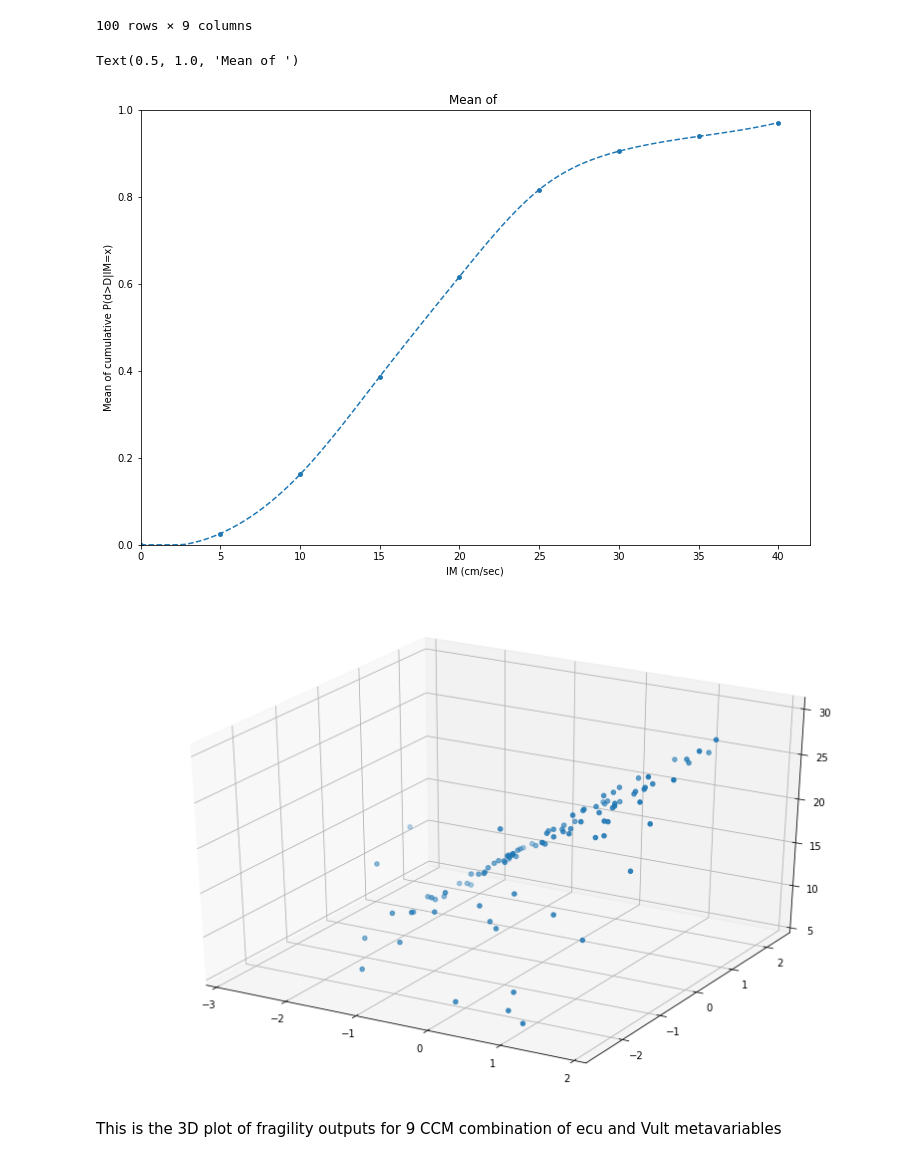
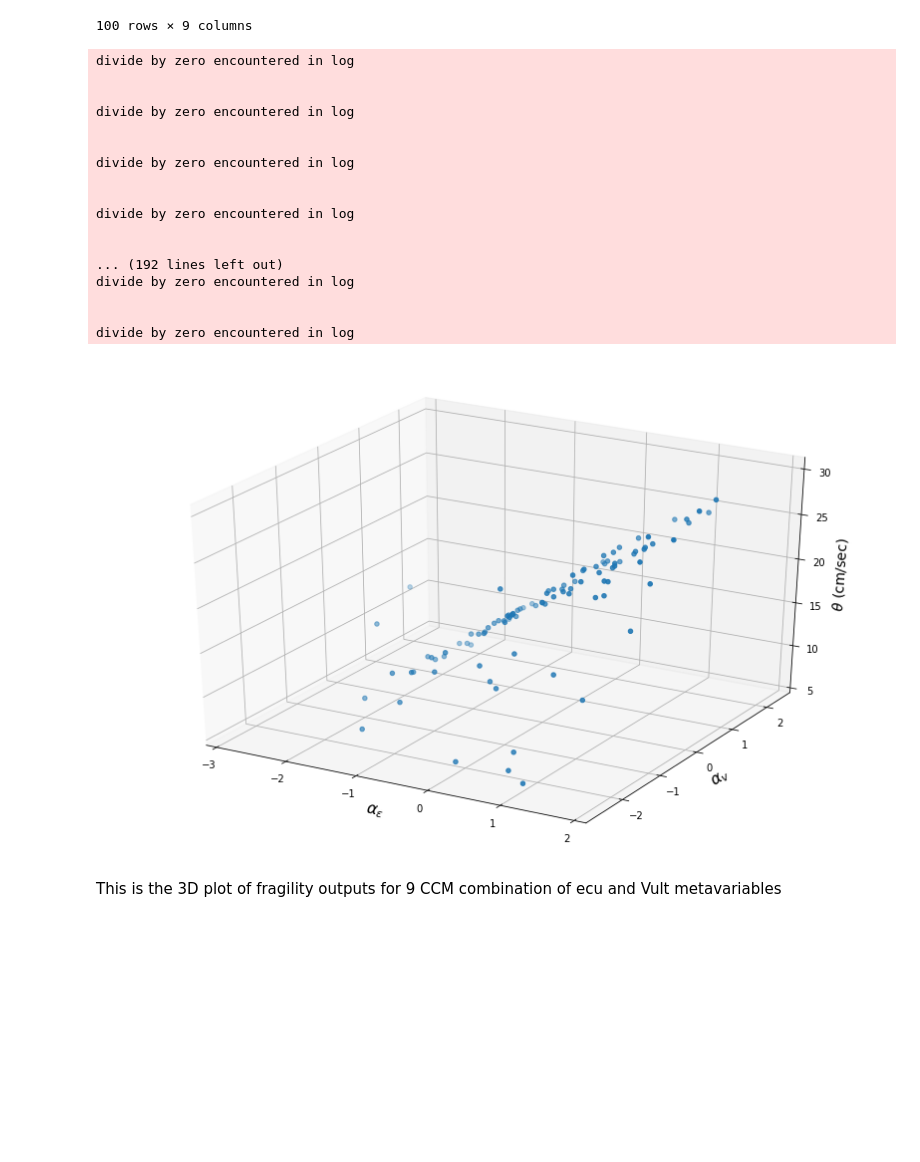
Before and after one commit to mtareqsoliman/msthesis, a Jupyter notebook: 100ML_10282022.ipynb, the cells around one changed output. Saved outputs shown, nothing was run; the diff lists cells and outputs as text; code cells hidden in the pictures; blank space fills up the shorter version.

```diff
--- a/100ML_10282022.ipynb
+++ b/100ML_10282022.ipynb
@@ -79,24 +79,6 @@ NLTHA100_pivot
 | 1.793263 | 0.548404 | 0.0 | 0.000000 | 0.000000 | 0.000000 | 0.000000 | 0.333333 | 0.583333 | 0.750000 | 0.833333 |
 | 1.819887 | -0.170164 | 0.0 | 0.000000 | 0.000000 | 0.000000 | 0.083333 | 0.416667 | 0.583333 | 0.833333 | 0.833333 |
 100 rows × 9 columns
-# %%
-from scipy.interpolate import make_interp_spline
-
-fig, ax = plt.subplots(figsize=(12,8))
-        # 100 points of x,    interpolation for the curve,                                                              clearing non-zeroes
-ax.plot(np.linspace(0,40,100),make_interp_spline(np.arange(0,45,5),np.mean(NLTHA100_pivot,axis=0))(np.linspace(0,40,100)).clip(0),linestyle='--')
-ax.scatter(np.arange(0,45,5),np.mean(NLTHA100_pivot,axis=0),s=15)
-# do not forget to make the straight line between 0 and 5
-
-
-ax.set_xlim(0)
-ax.set_ylim(0,1)
-ax.set_xlabel('IM (cm/sec)')
-ax.set_ylabel('Mean of cumulative P(d>D|IM=x)')   ## Mean or median???????????????
-ax.set_title('Mean of ') ### Title is not ready
-# %% [output]
-Text(0.5, 1.0, 'Mean of ')
-[figure, removed]
 # %%
 
 ##pivot_numpy = np.concatenate((np.zeros(9)[:, np.newaxis], pivot_numpy), axis=1)
@@ -128,34 +110,54 @@ for i,ecu_i in enumerate(ecu_100_alpha_frag):
     theta, beta = 24,0.4
 
     # Bounds
     bnds = ((4, 50), (0.2, 1))
 
     thetabeta_start = [theta,beta]
 
     result = spo.minimize(frag,thetabeta_start,options={'disp': True},bounds=bnds)
 
     if result.success:
         miny = result.x
         theta_mxlk = round(miny[0],2)
         beta_mxlk = round(miny[1],2)
         theta_100_list.append(theta_mxlk)
         beta_100_list.append(beta_mxlk)
 
         z_mxlk = -round(result.fun,2)
         z_list.append(z_mxlk)
         fragility_table.loc[i] = sp.norm.cdf(np.log(IM),np.log(theta_mxlk),beta_mxlk)
 
 theta_100_list = np.array(theta_100_list)
 beta_100_list = np.array(beta_100_list)
 
 fig = plt.figure(figsize =(14, 9))
 ax = plt.axes(projection ='3d')
 
 # Creating plot
 ax.scatter(ecu_100_alpha_frag, Vult_100_alpha_frag, theta_100_list)
+ax.set_zlabel(r"$\theta$ (cm/sec)",fontsize=14)
+ax.set_xlabel(r"$\alpha_\epsilon$",fontsize=16)
+ax.set_ylabel(r"$\alpha_v$",fontsize=16)
 fig.show()
 # %% [output]
+divide by zero encountered in log
+
+
+divide by zero encountered in log
+
+
+divide by zero encountered in log
+
+
+divide by zero encountered in log
+
+
+... (192 lines left out)
+divide by zero encountered in log
+
+
+divide by zero encountered in log
-[figure, old version]
+[figure, new version]
 # %% [markdown]
 This is the 3D plot of fragility outputs for 9 CCM combination of ecu and Vult metavariables
 # %%
```
Also changed, not shown: parts of 1 cell of this notebook.
